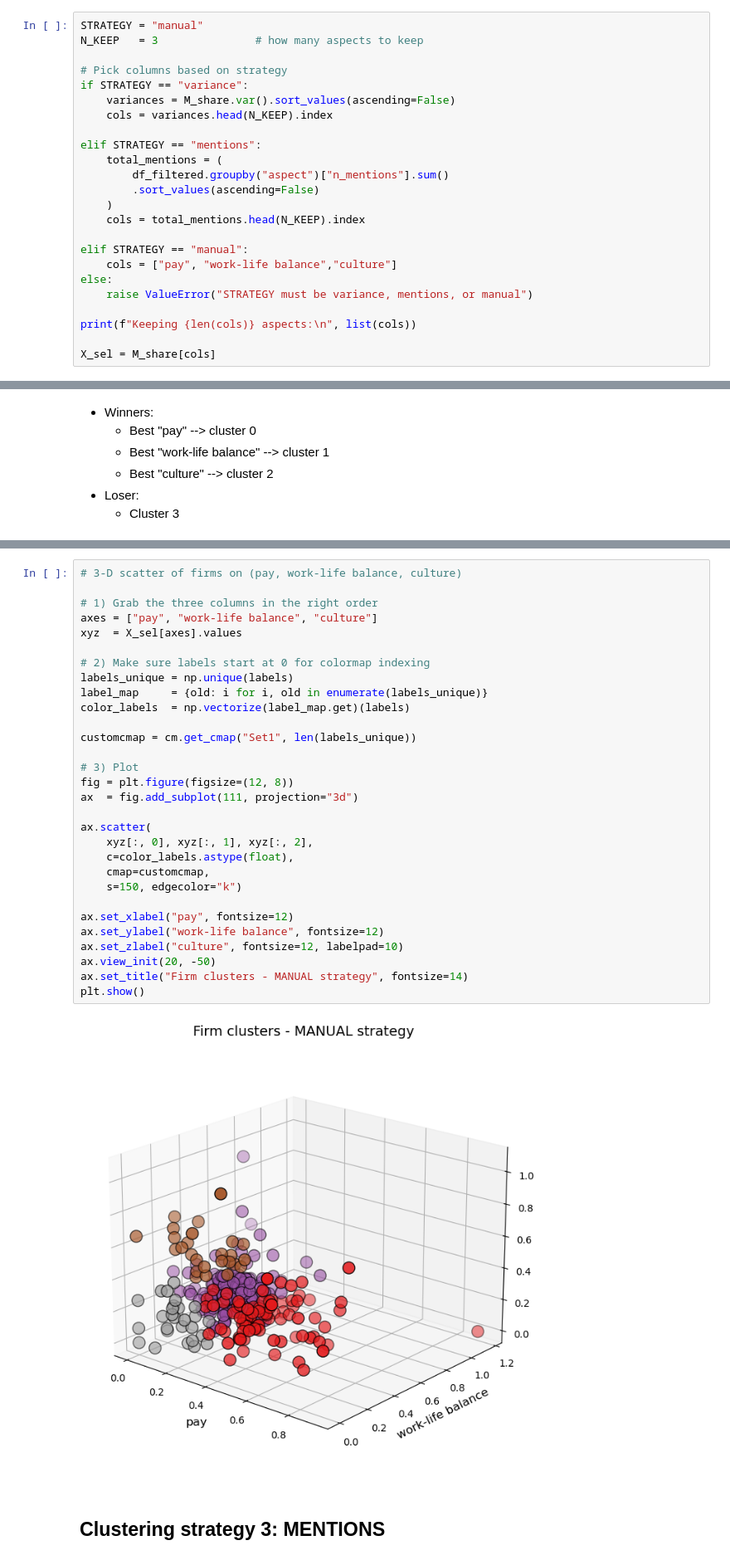
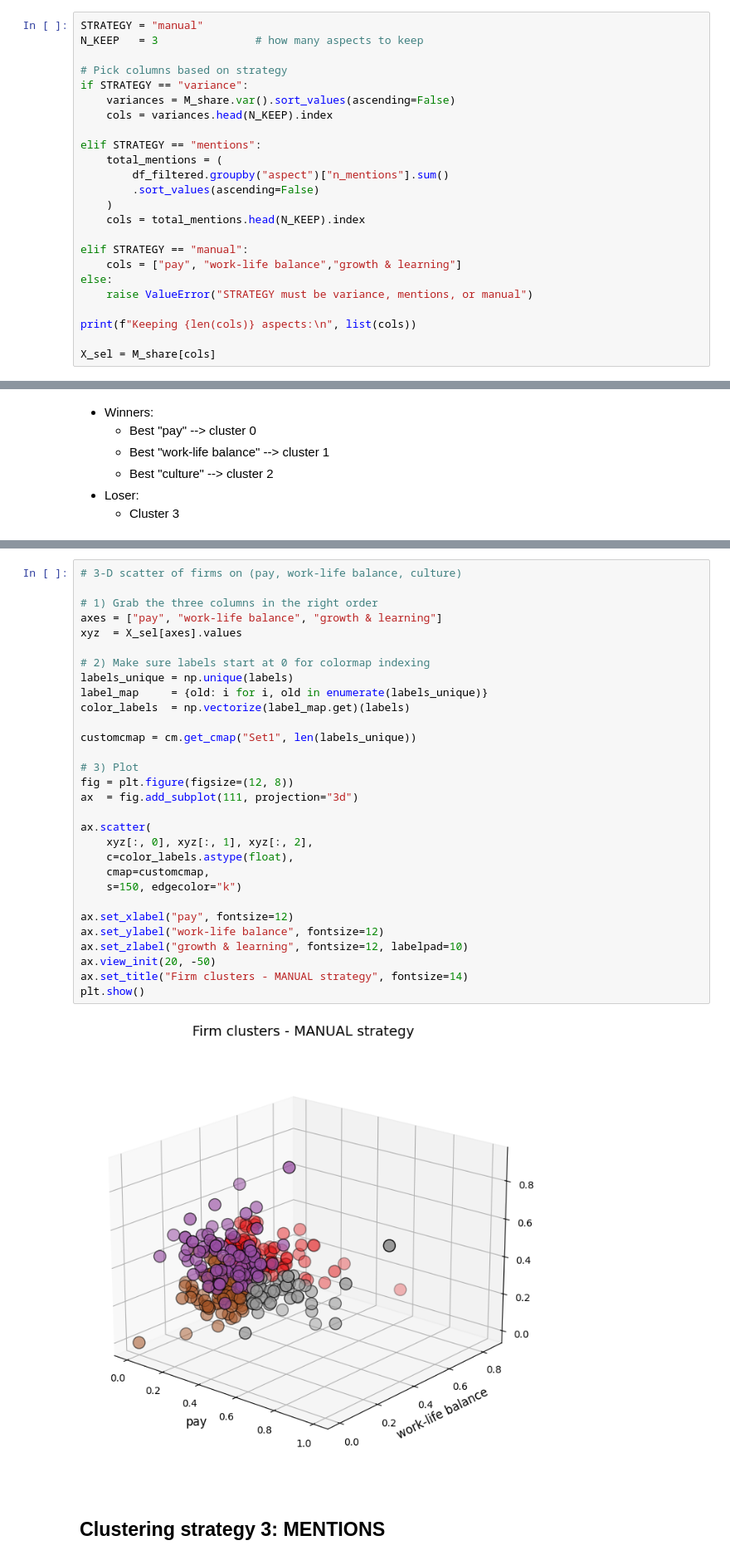
Before and after one commit to javirubio4/glassdoor_reviews, a Jupyter notebook: Clustering.ipynb, the cells around one changed output, grey strips where cells are left out. Shown at 83% size. Saved outputs shown, nothing was run; the diff lists cells and outputs as text.

```diff
--- a/Clustering.ipynb
+++ b/Clustering.ipynb
@@ -338,7 +355,7 @@ elif STRATEGY == "mentions":
     cols = total_mentions.head(N_KEEP).index
 
 elif STRATEGY == "manual":
-    cols = ["pay", "work-life balance","culture"]
+    cols = ["pay", "work-life balance","growth & learning"]
 else:
     raise ValueError("STRATEGY must be variance, mentions, or manual")
 
@@ -430,35 +447,35 @@ BPP Holdings, Babylon Health, Barchester Healthcare, Barratt Developments, Barts
 # %%
 # 3‑D scatter of firms on (pay, work-life balance, culture)
 
 # 1) Grab the three columns in the right order
-axes = ["pay", "work-life balance", "culture"]
+axes = ["pay", "work-life balance", "growth & learning"]
 xyz  = X_sel[axes].values
 
 # 2) Make sure labels start at 0 for colormap indexing
 labels_unique = np.unique(labels)
 label_map     = {old: i for i, old in enumerate(labels_unique)}
 color_labels  = np.vectorize(label_map.get)(labels)
 
 customcmap = cm.get_cmap("Set1", len(labels_unique))
 
 # 3) Plot
 fig = plt.figure(figsize=(12, 8))
 ax  = fig.add_subplot(111, projection="3d")
 
 ax.scatter(
     xyz[:, 0], xyz[:, 1], xyz[:, 2],
     c=color_labels.astype(float),
     cmap=customcmap,
     s=150, edgecolor="k")
 
 ax.set_xlabel("pay", fontsize=12)
 ax.set_ylabel("work-life balance", fontsize=12)
-ax.set_zlabel("culture", fontsize=12, labelpad=10)
+ax.set_zlabel("growth & learning", fontsize=12, labelpad=10)
 ax.view_init(20, -50)
 ax.set_title("Firm clusters - MANUAL strategy", fontsize=14)
 plt.show()
 # %% [output]
-[figure, old version]
+[figure, new version]
 # %% [markdown]
 ## Clustering strategy 3: MENTIONS
 # %%
```
Also changed, not shown: parts of 23 cells of this notebook.
